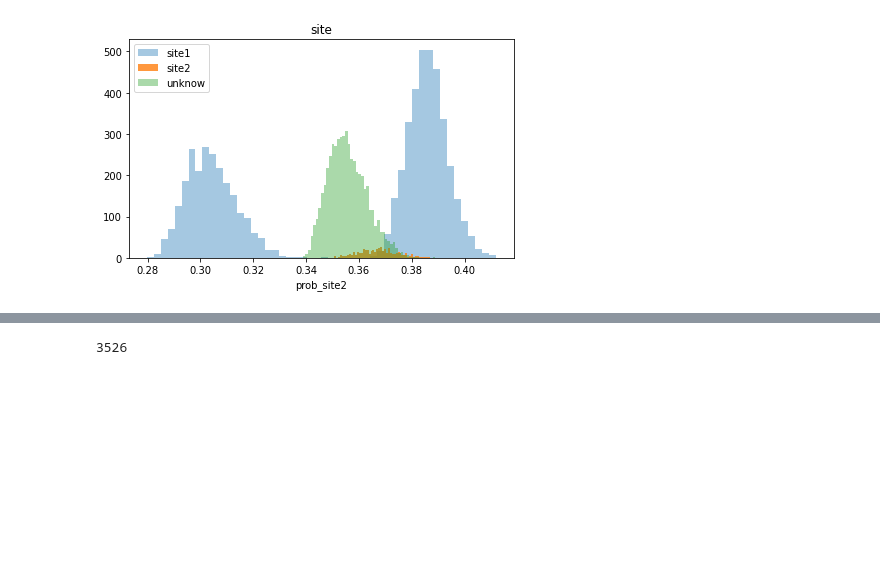
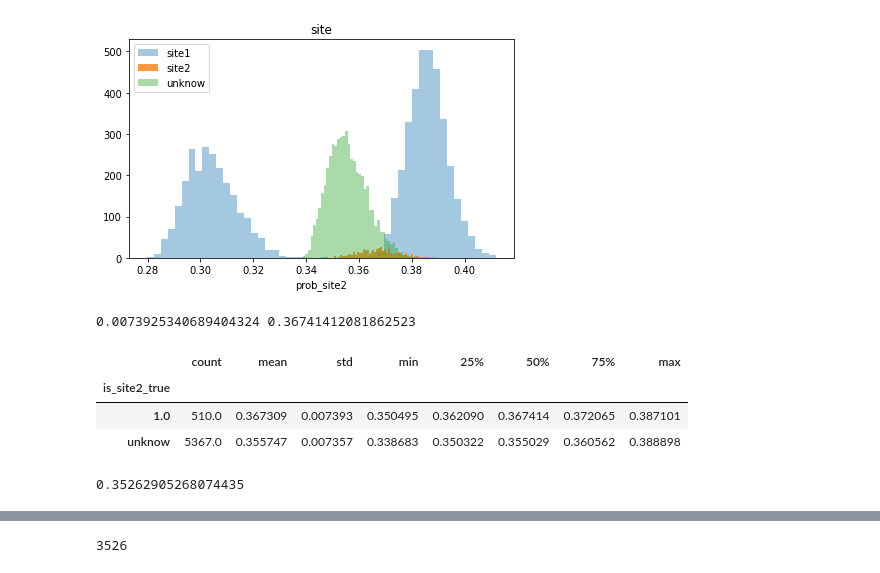
Before and after one commit to ibkuroyagi/trends-images, a Jupyter notebook: working/adversal-valid copy.ipynb, the cells around one changed output, grey strips where cells are left out. Saved outputs shown, nothing was run; the diff lists cells and outputs as text; code cells hidden in the pictures; blank space fills up the shorter version.

```diff
--- a/working/adversal-valid copy.ipynb
+++ b/working/adversal-valid copy.ipynb
@@ -269,10 +269,28 @@ plt.tight_layout()
 plt.savefig("adversal/distribution_of_df.png")
 # %% [output]
 [figure]
-# %%
-thred = 0.359
-_all_val_df["is_site2"] = _all_val_df["prob_site2"].values > thred
-all_test_df["is_site2"] = all_test_df["prob_site2"].values > thred
+# %%
+describe = all_test_df.groupby("is_site2_true").describe()["prob_site2"]
+std = describe["std"].values[0]
+mean = describe["50%"].values[0]
+print(std, mean)
+describe
+# %% [output]
+0.0073925340689404324 0.36741412081862523
+|  | count | mean | std | min | 25% | 50% | 75% | max |
+| is_site2_true |  |  |  |  |  |  |  |  |
+| 1.0 | 510.0 | 0.367309 | 0.007393 | 0.350495 | 0.362090 | 0.367414 | 0.372065 | 0.387101 |
+| unknow | 5367.0 | 0.355747 | 0.007357 | 0.338683 | 0.350322 | 0.355029 | 0.360562 | 0.388898 |
+# %%
+sigma_2 = mean - 2*std  # 2σなので、分布的には全体のデータの95%の確率でsite2が含まれる
+print(sigma_2)
+_all_val_df["is_site2"] = _all_val_df["prob_site2"].values > sigma_2
+all_test_df["is_site2"] = all_test_df["prob_site2"].values > sigma_2
+
+_all_val_df.to_csv('adversal/train_prob_site2_raw.csv', index=False)
+all_test_df.to_csv('adversal/test_prob_site2_raw.csv', index=False)
+# %% [output]
+0.35262905268074435
 # %%
 all_test_df.is_site2.sum()
 # %% [output]
```
Also changed, not shown: parts of 1 cell of this notebook, 8 other files.
